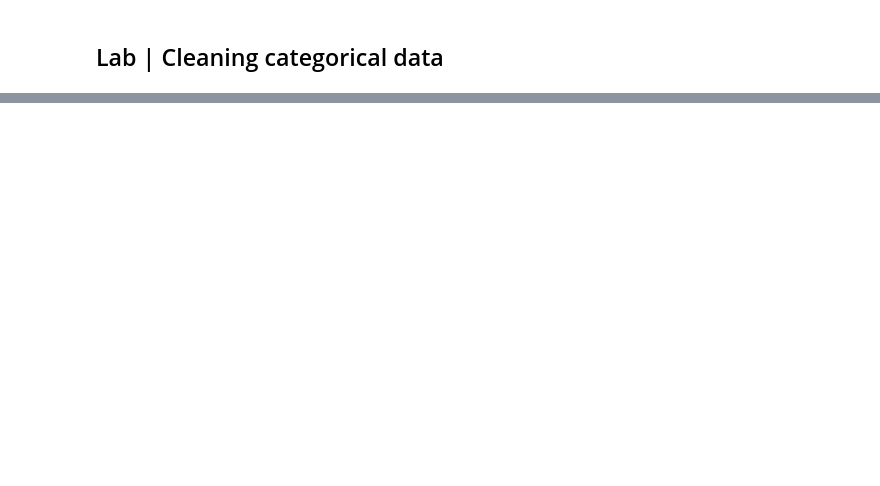
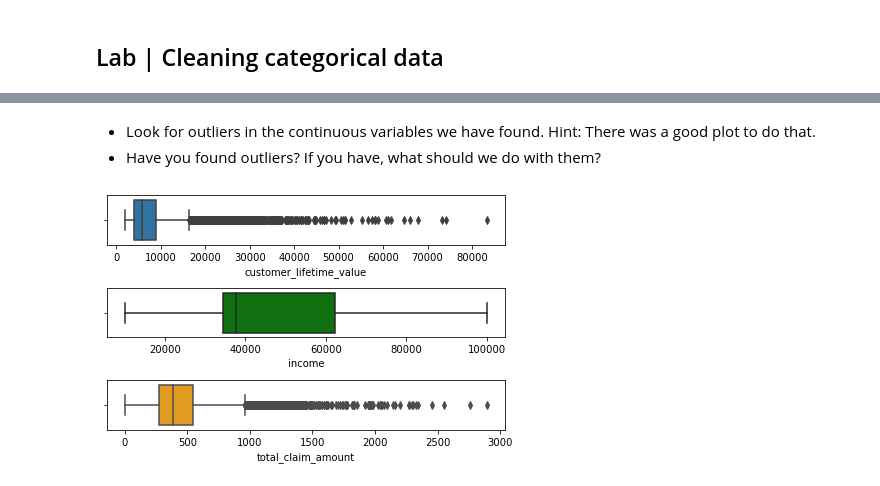
Before and after one commit to HajarRafi/lab-cleaning-data, a Jupyter notebook: cleaning-categorical-data.ipynb, the cells around one changed output, grey strips where cells are left out. Saved outputs shown, nothing was run; the diff lists cells and outputs as text; code cells hidden in the pictures; blank space fills up the shorter version.

```diff
--- a/cleaning-categorical-data.ipynb
+++ b/cleaning-categorical-data.ipynb
@@ -43,0 +97,13 @@ plt.show()
+# %% [markdown]
+* Look for outliers in the continuous variables we have found. Hint: There was a good plot to do that.
+* Have you found outliers? If you have, what should we do with them?
+# %%
+# a good plot to see outliers is boxplot, let's try..
+fig, ax = plt.subplots(3,1)
+sns.boxplot(continuous_df['customer_lifetime_value'], ax = ax[0])
+sns.boxplot(continuous_df['income'], ax = ax[1], color = 'green')
+sns.boxplot(continuous_df['total_claim_amount'], ax = ax[2], color = 'orange')
+plt.tight_layout()
+# customer_lifetime_value and total_claim_amount have outliers, which should be removed
+# %% [output]
+[figure, added]
```
Also changed, not shown: parts of 12 cells of this notebook.
